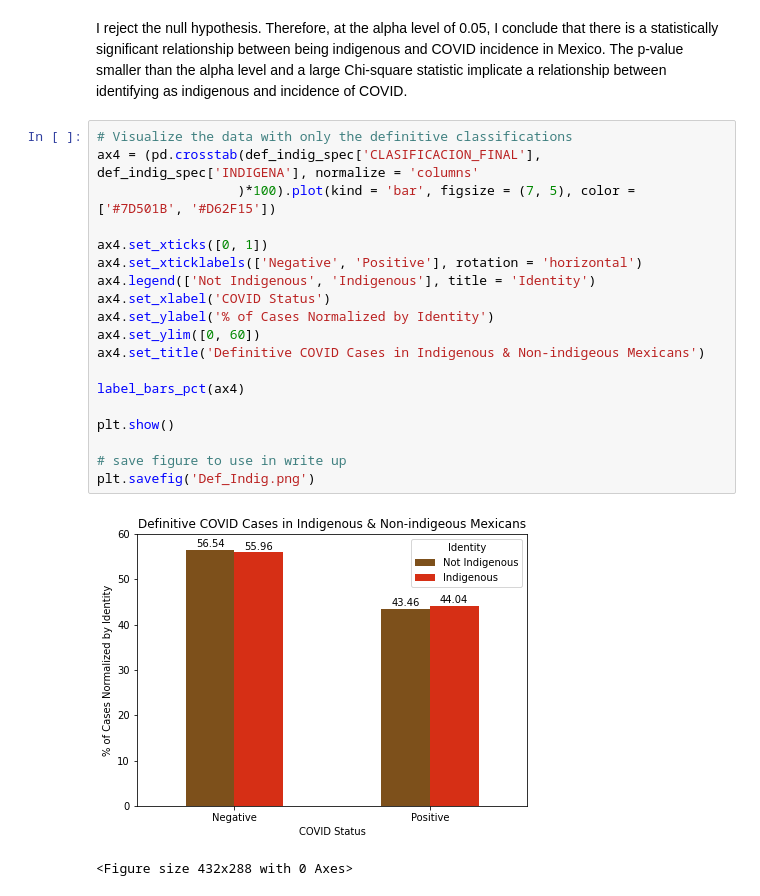
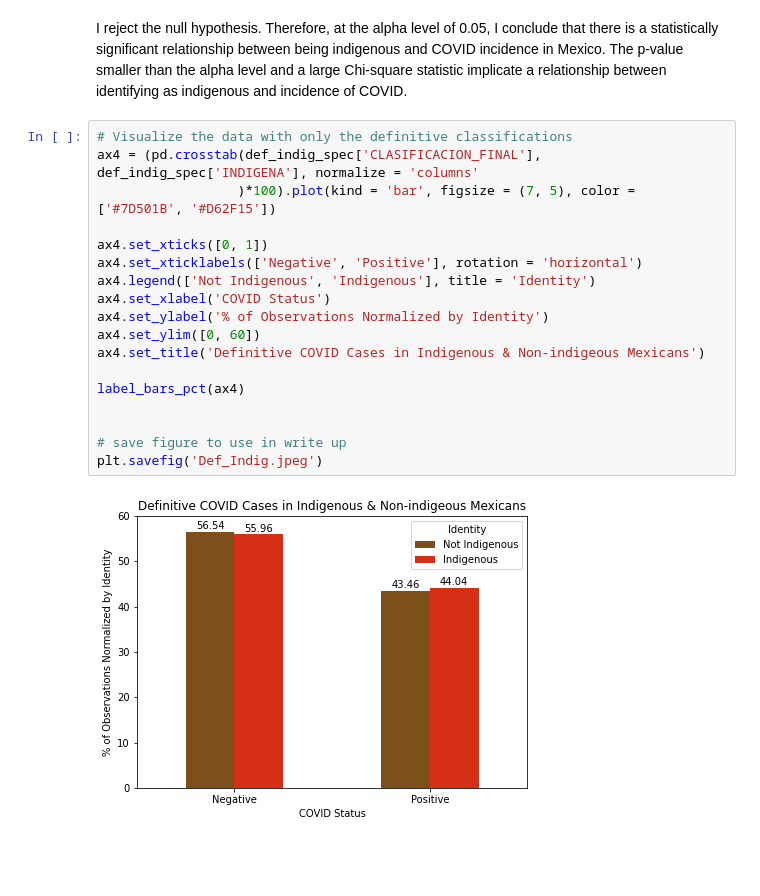
Before and after one commit to keilayb/project-covid, a Jupyter notebook: MX_COVID.ipynb, the cells around one changed output. Cells and saved outputs as stored; diff of their text form; blank space fills up the shorter version.

```diff
--- a/MX_COVID.ipynb
+++ b/MX_COVID.ipynb
@@ -627,22 +633,20 @@ I reject the null hypothesis. Therefore, at the alpha level of 0.05, I conclude
 # %%
 # Visualize the data with only the definitive classifications
 ax4 = (pd.crosstab(def_indig_spec['CLASIFICACION_FINAL'], def_indig_spec['INDIGENA'], normalize = 'columns'
                   )*100).plot(kind = 'bar', figsize = (7, 5), color = ['#7D501B', '#D62F15'])
 
 ax4.set_xticks([0, 1])
 ax4.set_xticklabels(['Negative', 'Positive'], rotation = 'horizontal')
 ax4.legend(['Not Indigenous', 'Indigenous'], title = 'Identity')
 ax4.set_xlabel('COVID Status')
-ax4.set_ylabel('% of Cases Normalized by Identity')
+ax4.set_ylabel('% of Observations Normalized by Identity')
 ax4.set_ylim([0, 60])
 ax4.set_title('Definitive COVID Cases in Indigenous & Non-indigeous Mexicans')
 
 label_bars_pct(ax4)
 
-plt.show()
 
 # save figure to use in write up
-plt.savefig('Def_Indig.png')
+plt.savefig('Def_Indig.jpeg')
 # %% [output]
-[figure, old version]
+[figure, new version]
-<Figure size 432x288 with 0 Axes>
```
Also changed, not shown: parts of 12 cells of this notebook, 6 other files.
